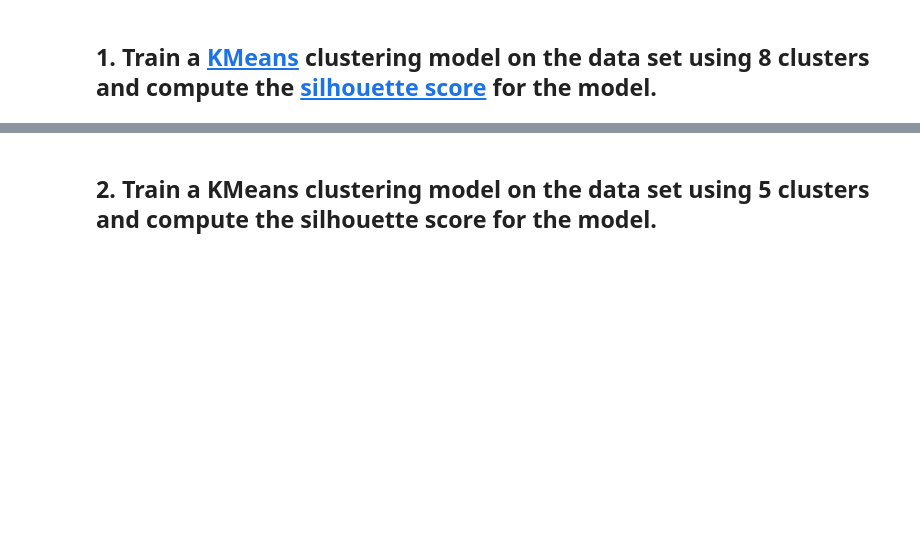
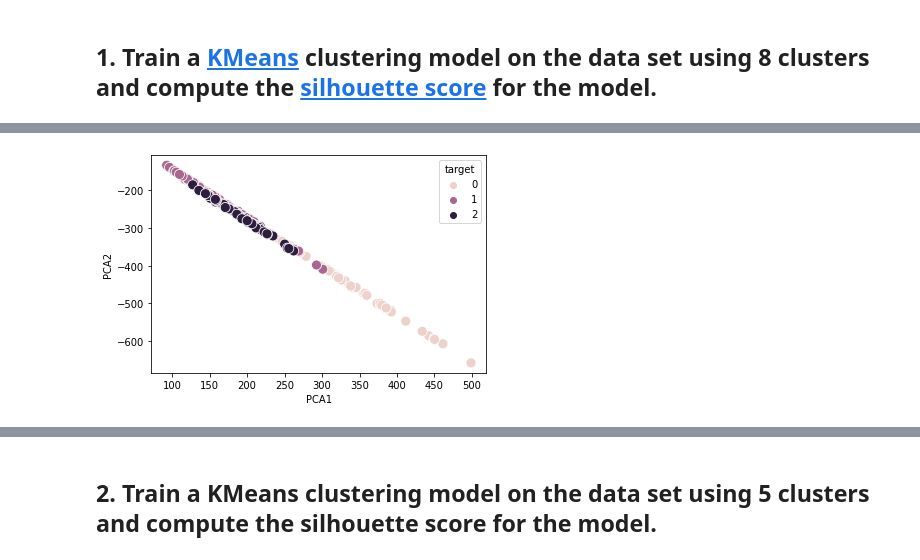
Before and after one commit to Ironhack-Data-Madrid-Febrero-2021/lab-unsupervised-learning-evaluation, a Jupyter notebook: your-code/main.ipynb, the cells around one changed output, grey strips where cells are left out. Saved outputs shown, nothing was run; the diff lists cells and outputs as text; code cells hidden in the pictures; blank space fills up the shorter version.

```diff
--- a/your-code/main.ipynb
+++ b/your-code/main.ipynb
@@ -20,0 +33,6 @@ y = pd.Series(data["target"])
+# %%
+pca = pca.named_steps['pca']
+# %%
+X2 = pca.transform(X)
+# %%
+wine = pd.DataFrame(X2, columns = ['PCA1', 'PCA2'])
@@ -20,0 +72,2 @@ y = pd.Series(data["target"])
+# %%
+wine['target'] = pd.Series(data['target'], name = 'target')
@@ -21 +83,9 @@ y = pd.Series(data["target"])
+# %%
+sns.scatterplot(x = 'PCA1',
+                y = 'PCA2',
+                data = wine,
+                hue = 'target',
+                s = 100);
+# %% [output]
+[figure, added]
 # %%
```
Also changed, not shown: parts of 14 cells of this notebook.
